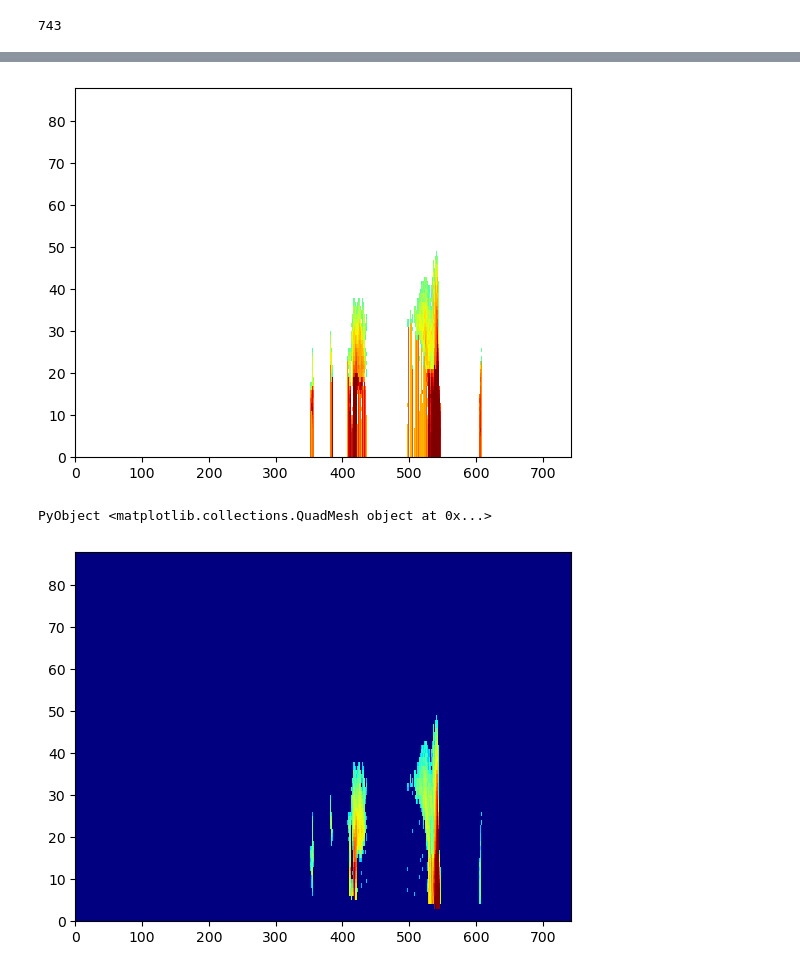
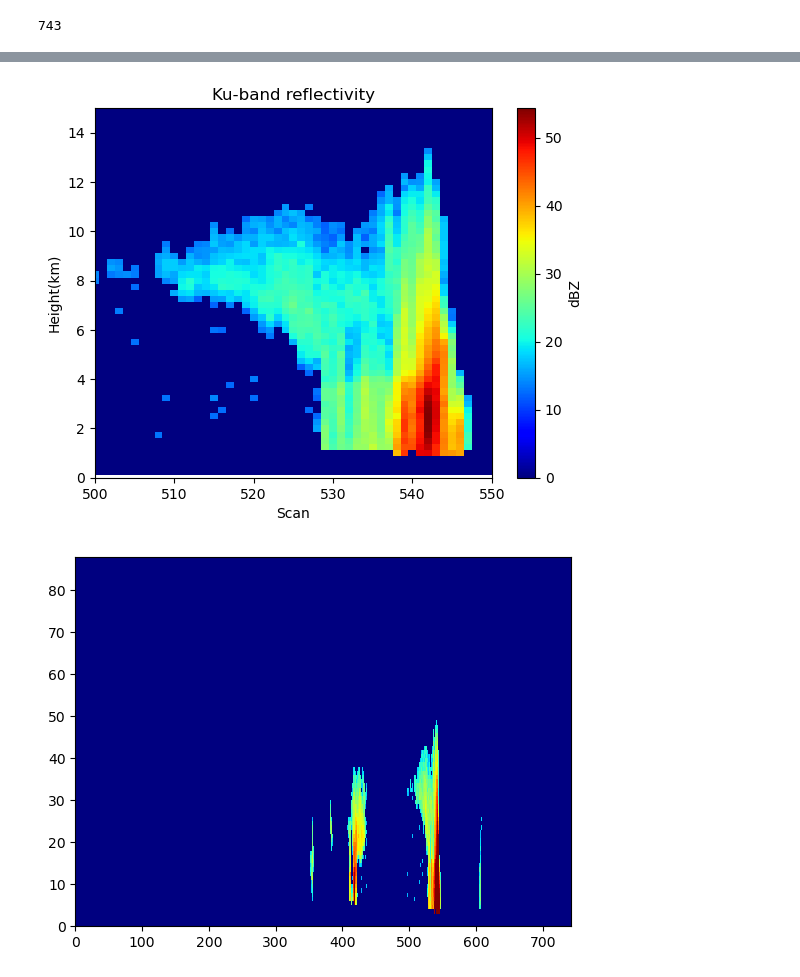
Before and after one commit to mgrecu35/juliaEddington, a Jupyter notebook: juliaSim.ipynb, the cells around one changed output, grey strips where cells are left out. Cells and saved outputs as stored; diff of their text form; code cells hidden in the pictures.

```diff
--- a/juliaSim.ipynb
+++ b/juliaSim.ipynb
@@ -104,10 +87,13 @@ println(maximum(iwp), " ", maximum(rwp))
 # %%
 lookupT=py_util.lookupT
-kext_rain=zeros(Float64,7)
-salb_rain=zeros(Float64,7)
-asym_rain=zeros(Float64,7)
+kext3d = zeros(Float64, nt, 49, 88, 7)
+salb3d = zeros(Float64, nt, 49, 88, 7)
+asym3d = zeros(Float64, nt, 49, 88, 7)
 for i in 1:nt
     for j in 1:49
+        kext_rain=zeros(Float64,7)
+        salb_rain=zeros(Float64,7)
+        asym_rain=zeros(Float64,7)
         pwc1 = pwc[i, j, :]
         a0 = findall(pwc1.>0)
         for k in a0
@@ -129,7 +115,7 @@ for i in 1:nt
                 end
             end
 
-            if k > binNodes[i, j, 2]
+            if k > binNodes[i, j, 3]
                 ind = bisectm(lookupT.dmr, dm1)
                 dnr = log10(pwc[i, j, k] / lookupT.rwc[ind])
                 kext_rain = lookupT.kextR[ind, :] .* 10^dnr
@@ -137,13 +123,13 @@ for i in 1:nt
                 asym_rain = lookupT.asymR[ind, :]
             end
 
-            if k <= binNodes[i, j, 2]
+            if k <= binNodes[i, j, 3]
                 kext = kext_snow
                 salb = salb_snow
                 asym = asym_snow
             else
                 if k < binNodes[i, j, 4]
-                    f = (k - binNodes[i, j, 2]) / (binNodes[i, j, 4] - binNodes[i, j, 2])
+                    f = (k - binNodes[i, j, 3]) / (binNodes[i, j, 4] - binNodes[i, j, 3])
                     kext = kext_snow .* (1 - f) + kext_rain .* f
                     salb = (salb_snow .* (1 - f) .* kext_snow + salb_rain .* f .* kext_rain)
                     asym = (asym_snow .* (1 - f) .* kext_snow .* asym_snow + asym_rain .* f .* kext_rain .* asym_rain) ./ salb
@@ -159,7 +145,10 @@ for i in 1:nt
             salb3d[i, j, k, :] = salb
             asym3d[i, j, k, :] = asym
 
-            if k == a0[end]
+            if k == a0[end] && k>=binNodes[i, j, 5]
+                #if pwc1[k]>0
+                #    println(k, " ", binNodes[i, j, 5])
+                #end
                 for k1 in k+1:88
                     kext3d[i, j, k1, :] = kext_rain
                     salb3d[i, j, k1, :] = salb_rain
@@ -181,0 +255,9 @@ end
+# %%
+kext_tot=kext_atm[:,:,:,1:7].+kext3d[:,:,10:end,:];
+fract=kext3d[:,:,10:end,:]./kext_tot;
+salb3d_tot=salb3d[:,:,10:end,:].*fract;
+asym3d_tot=asym3d[:,:,10:end,:];
+kext_tot1=kext_atm[:,:,:,1:7].+kext3d_p[:,:,10:end,:];
+fract1=kext3d_p[:,:,10:end,:]./kext_tot1;
+salb3d_tot1=salb3d_p[:,:,10:end,:].*fract1;
+asym3d_tot1=asym3d_p[:,:,10:end,:];
@@ -188,14 +401,24 @@ print(py_util.lookupT.dmr[198])
 # %%
 using PyPlot
 mplt=pyimport("matplotlib.pyplot")
 mcolors=pyimport("matplotlib.colors")
 #plt=pyimport("matplotlib.pyplot")
-plt.pcolormesh(kext3d[:,25,end:-1:1,4]',norm=mcolors.LogNorm(vmin=1e-5,vmax=1e-1),cmap="jet")
-#xlim(500,600)
+#plt.subplot(211)
+#plt.pcolormesh(kext3d[:,25,end:-1:1,4]',norm=mcolors.LogNorm(vmin=1e-5,vmax=1e-1),cmap="jet")
+xlim(500,550)
+#plt.subplot(212)
+zCorrectedm=np.ma.array(zCorrected,mask=zCorrected.<10)
+plt.pcolormesh(1:nt,(1:88).*0.25,zCorrectedm[:,25,end:-1:1,1]',vmin=0,cmap="jet")
+xlim(500,550)
+plt.xlabel("Scan")
+plt.ylabel("Height(km)")
+plt.title("Ku-band reflectivity")
+plt.ylim(0,15)
+plt.colorbar(label="dBZ")
+plt.savefig("ku_reflectivity.png")
 #ylim(0,45)
 # %% [output]
-[figure, old version]
+[figure, new version]
-PyObject <matplotlib.collections.QuadMesh object at 0x...>
 # %%
 #using PyPlot
 #pcolormesh(zCorrected[:,25,end:-1:1,1]',cmap="jet",vmin=0,vmax=40)
```
Also changed, not shown: parts of 12 cells of this notebook, 4 other files.
